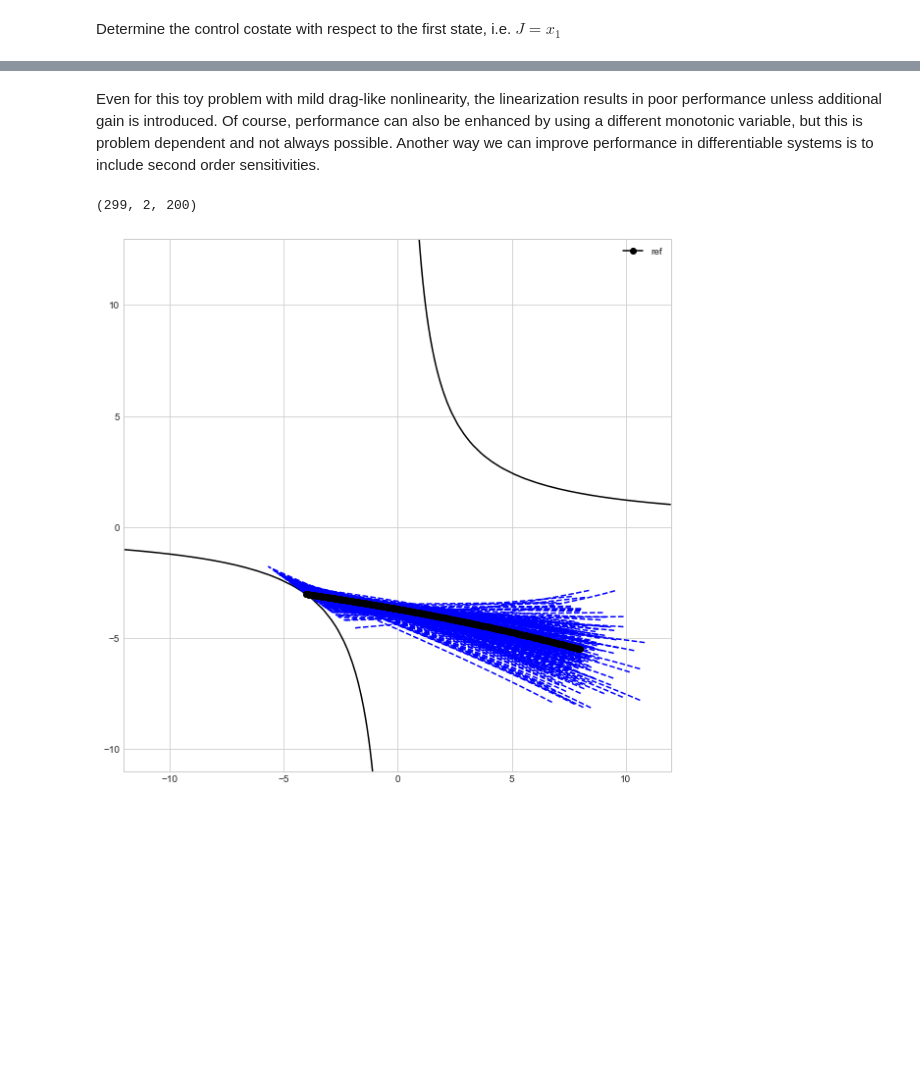
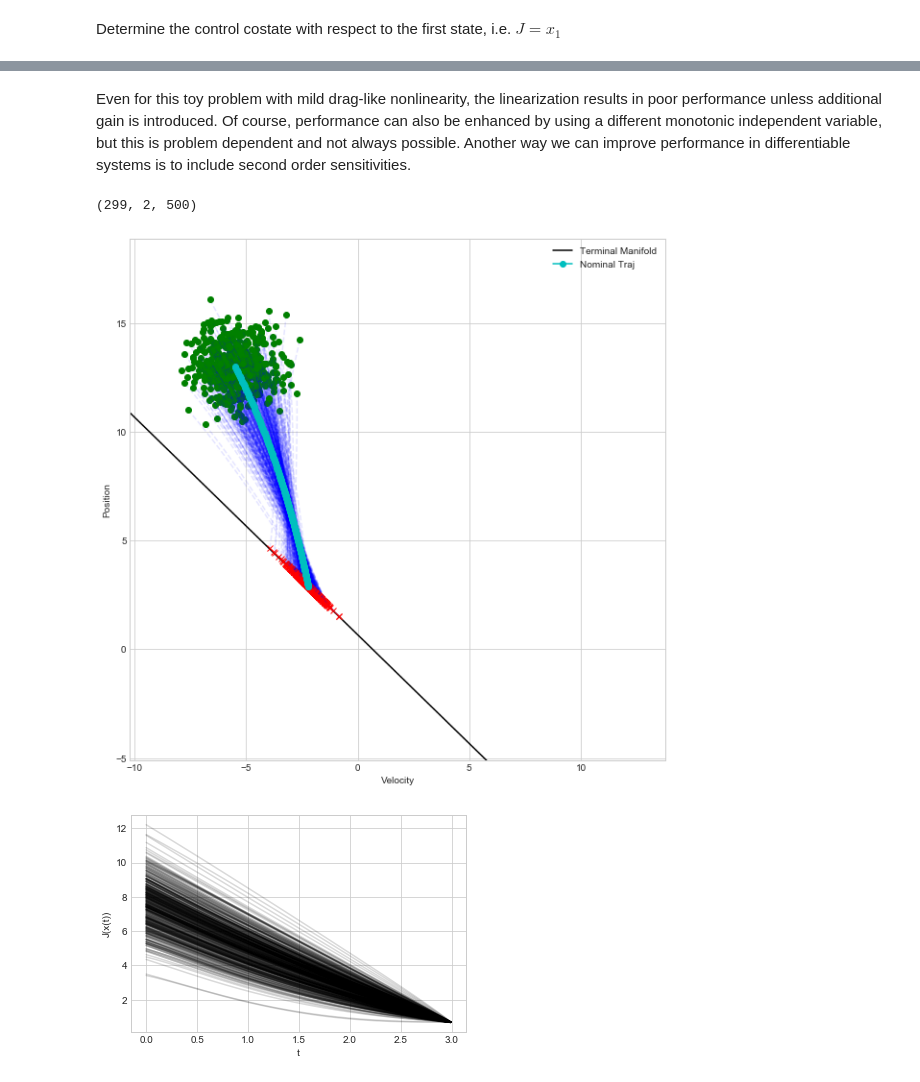
Before and after one commit to CDNoyes/EDL-Py, a Jupyter notebook: Sensitivity.ipynb, the cells around one changed output, grey strips where cells are left out. Drawn from its saved outputs; the diff is of its cells as text; code cells hidden in the pictures; blank space fills up the shorter version.

Commit message:
Extensive update to sensitivity notebook. Working toward higher order solutions.

```diff
--- a/Sensitivity.ipynb
+++ b/Sensitivity.ipynb
@@ -33,13 +29,13 @@ def dynamics(x, t, a, u=lambda t,x,a: 0, sqrt=pa.sqrt):
     return dx
 
 def jacobian(x, a):
-    return np.array([[0, 1, 0],[0, -2*a*pa.sqrt(1e-5+x[1]**2), -x[1]*pa.sqrt(1e-5+x[1]**2)],[0,0,0]])
+    return np.array([[0, 1, 0, 0],[0, -2*a*pa.sqrt(1e-5+x[1]**2), -x[1]*pa.sqrt(1e-5+x[1]**2), 1], [0,0,0,0], [0,0,0,0]])
 
 tf = 3
 t = np.linspace(0, tf, 300)
 
-x0 = [8, -5.5]
-a = 0.05
+x0 = [13, -5.5, 0, 0]
+a = 0.09
 # %% [markdown]
 Differential algebra solution
 # %%
@@ -152,10 +165,12 @@ class TPC:
 
         px = self.px(t)
         pu = self.pu(t)
-        if np.abs(pu) < 1e-3:
-            pu = np.sign(pu)*1e-3
-        if np.ndim(x) == 1 and np.ndim(a) == 0:
+        if np.abs(pu) < 1e-2:
+            pu = np.sign(pu)*1e-2
+        if pu == 0:
+            pu = 1.0e6
 
+        if np.ndim(x) == 1 and np.ndim(a) == 0:  # Scalar scenario
             dx = np.append(x-self.x(t), a-self.a)
             return self.u(t) - np.dot(dx, px)/pu
 
@@ -193,10 +213,8 @@ plt.plot(x.T[0], x.T[1], label='ref')
 X,Y = np.meshgrid(x[-1,0] + np.linspace(-1,1)*3,x[-1,1] + np.linspace(-1,1)*3)
 plt.contour(X, Y, Obj([X,Y]), [Obj(x[-1])], colors='k',alpha=1)
 
-
-
 for delta_a, label in zip([-0.05,  0.05], ["-","+"]):
-    xnew = odeint(dynamics, x0, t, args=(a+delta_a, sat_controller))
+    xnew = odeint(dynamics, x0[:2], t, args=(a+delta_a, sat_controller))
     unew = [sat_controller(ti, xi, a+delta_a) for ti,xi in zip(t,xnew)]
 
     plt.figure(1)
@@ -209,5 +227,9 @@ for delta_a, label in zip([-0.05,  0.05], ["-","+"]):
     plt.ylabel('Control')
     plt.legend()
 
+    plt.figure(3)
+    plt.plot(t, Obj(xnew.T))
+    plt.ylabel("J(x(t))")
+
 plt.show()
 # %% [output]
@@ -216,29 +239,41 @@ plt.show()
 # %% [markdown]
-Even for this toy problem with mild drag-like nonlinearity, the linearization results in poor performance unless additional gain is introduced. Of course, performance can also be enhanced by using a different monotonic variable, but this is problem dependent and not always possible. Another way we can improve performance in differentiable systems is to include second order sensitivities.
+Even for this toy problem with mild drag-like nonlinearity, the linearization results in poor performance unless additional gain is introduced. Of course, performance can also be enhanced by using a different monotonic independent variable, but this is problem dependent and not always possible. Another way we can improve performance in differentiable systems is to include second order sensitivities.
 # %%
 
 plt.figure(1, figsize=(10,10))
 
 
 X,Y = np.meshgrid(x[-1,0] + np.linspace(-1,2)*8,x[-1,1] + np.linspace(-1,2)*8)
-plt.contour(X, Y, Obj([X,Y]), [Obj(x[-1])], colors='k',alpha=1)
+plt.contour(Y, X, Obj([X,Y]), [Obj(x[-1])], colors='k',alpha=1)
+plt.plot(0,0,'k', label="Terminal Manifold") # Just for the label
 
-
-x0_mc = np.random.multivariate_normal(x0, np.diag([1,1]), 200).T
+x0_mc = np.random.multivariate_normal(x0[:2], np.diag([1,1]), 500).T
 x_mc = RK4(dynamics, x0_mc, t, args=(a, sat_controller, np.sqrt))[:-1]
 print(x_mc.shape)
 
 for xnew in np.transpose(x_mc, (2,0,1)):
     plt.figure(1)
-    plt.plot(xnew.T[0], xnew.T[1], 'b--')
+    plt.plot(xnew.T[1], xnew.T[0], 'b--', alpha=0.1)
+    plt.plot(xnew[0,1], xnew[0,0], 'go') # IC
+    plt.plot(xnew[-1,1], xnew[-1,0], 'rx')  # FC
+
+
+    plt.figure(3)
+    plt.plot(t[:-1], Obj(xnew.T), 'k',alpha=0.15)
+    plt.ylabel("J(x(t))")
+    plt.xlabel('t')
 
 #     plt.figure(2)
 #     plt.plot(t, unew)
 #     plt.xlabel('Time')
 #     plt.ylabel('Control')
-plt.plot(x.T[0], x.T[1], 'k-o', label='ref')
+plt.figure(1)
+plt.plot(x.T[1], x.T[0], 'c-o', label='Nominal Traj')
+plt.ylabel("Position")
+plt.xlabel("Velocity")
 plt.legend()
 plt.show()
 # %% [output]
-(299, 2, 200)
+(299, 2, 500)
-[figure, old version]
+[figure, new version]
+[figure, added]
```
Also changed, not shown: parts of 14 cells of this notebook.
